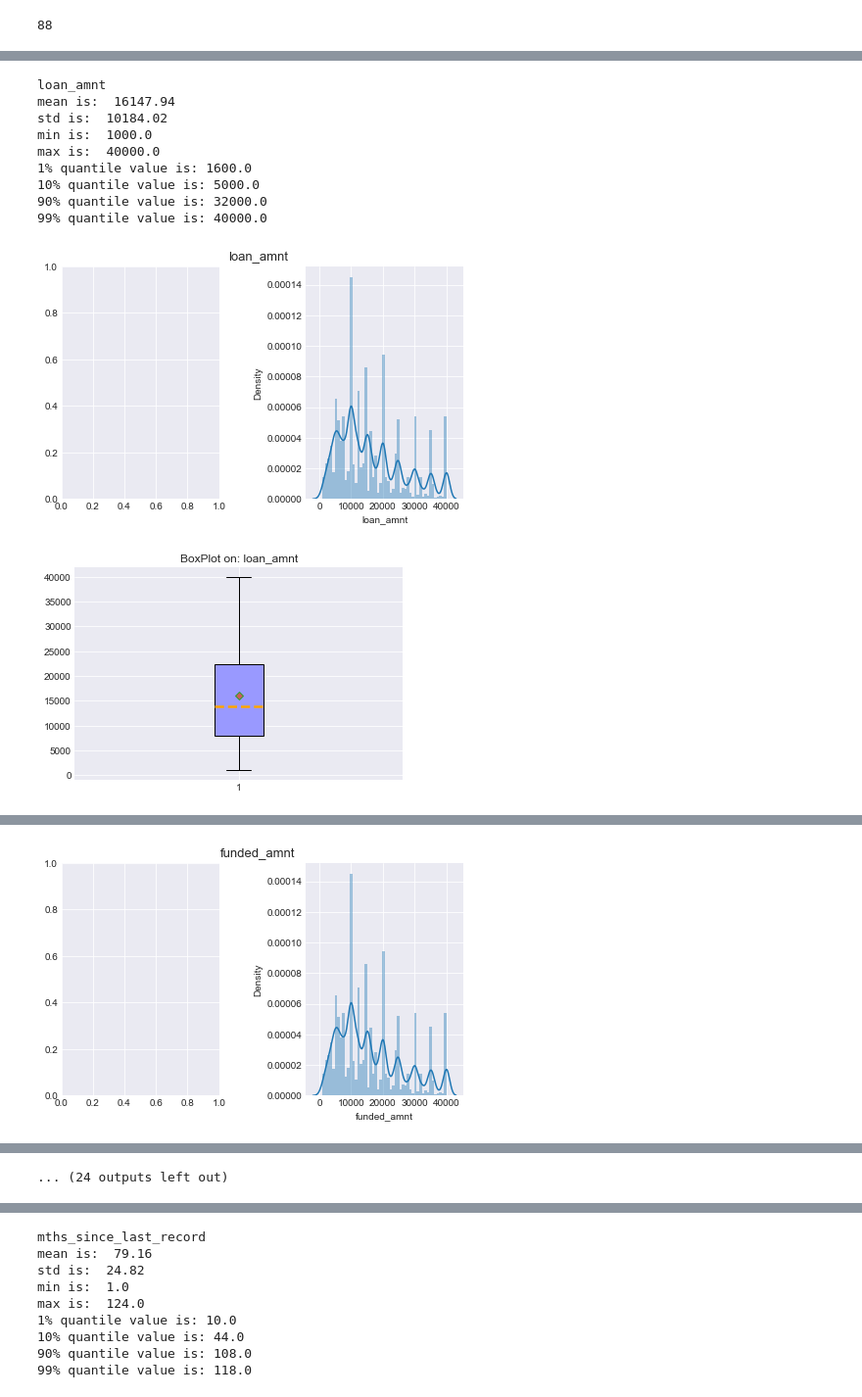
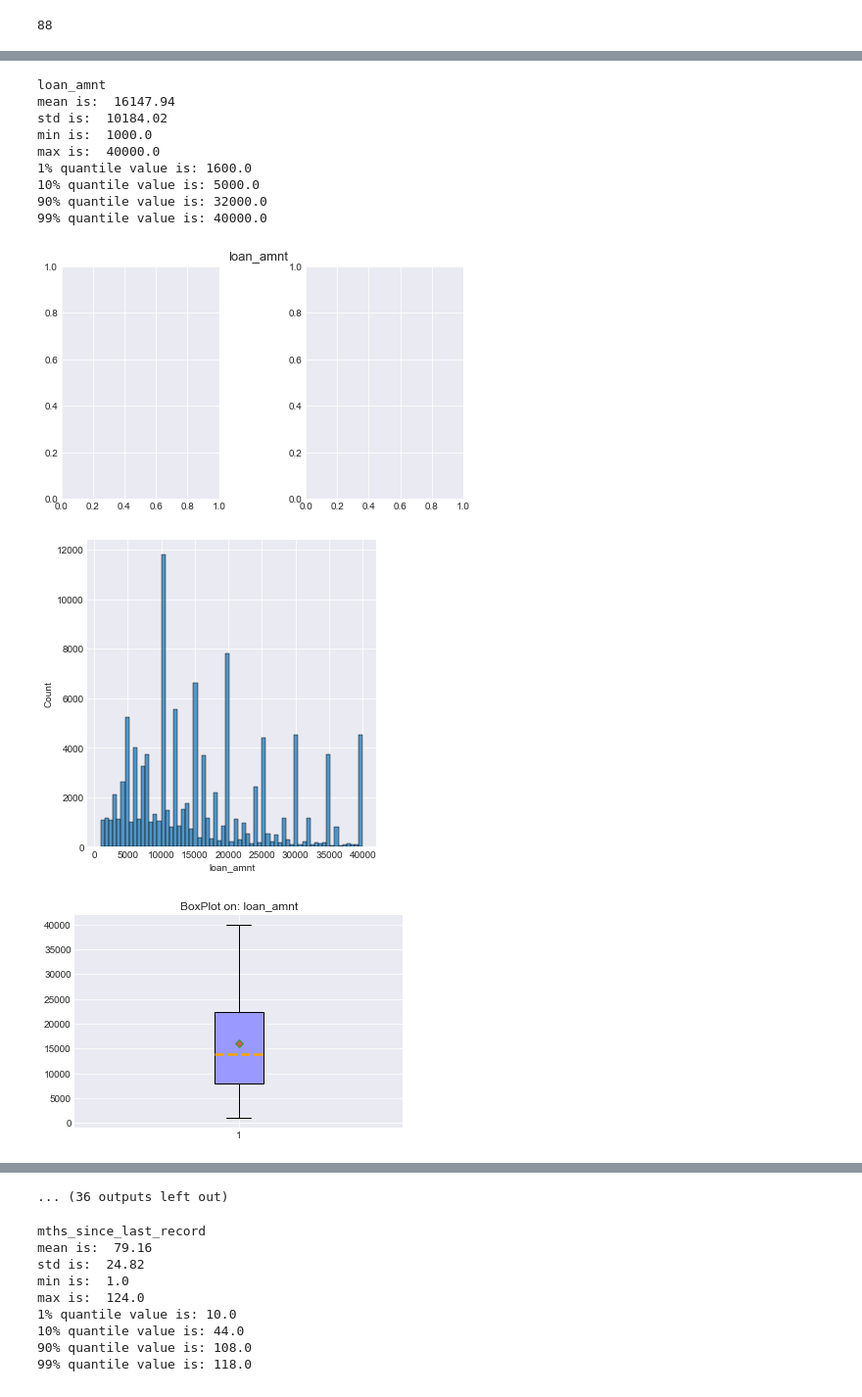
Before and after one commit to rhodapang/Lending-Club-Capstone-Project, a Jupyter notebook: Lending Club Exploratory Data Analysis - 2.ipynb, the cells around one changed output, grey strips where cells are left out. Shown at 98% size. Saved outputs shown, nothing was run; the diff lists cells and outputs as text; code cells hidden in the pictures.

```diff
--- a/Lending Club Exploratory Data Analysis - 2.ipynb
+++ b/Lending Club Exploratory Data Analysis - 2.ipynb
@@ -152,36 +152,37 @@ for col in num_variables[0:12]:
     fig, ax = plt.subplots(1, 2)
     ax = np.reshape(ax, (1, 2))
     fig.set_size_inches(6, 4)
     fig.subplots_adjust(wspace=.55, left=0.035, right=.985, top=.925, bottom=.1)
     fig.suptitle(col, fontsize=13)
 
-    ax[0, 0]=sns.distplot(df[col], label = "univariate analysis on: " + col)
+    ax[0, 0]=sns.displot(df[col], label = "univariate analysis on: " + col)
     #plt.savefig("figs/univariate_analysis/" + col + ".png")
     plt.show()
 
     ax[0, 1]= plt.boxplot(x = df[col],
                 whis = 3,# set extreme ourlier x > Q3+3(Q3-Q1) & X < Q1-3(Q3-Q1)
                 patch_artist=True,
                 showmeans=True, # mean: show with point
                 boxprops = {'color':'black','facecolor':'#9999ff'}, #set box features
                 flierprops = {'marker':'o','markerfacecolor':'red','color':'black'}, # outlier: show with o
                 meanprops = {'marker':'D','markerfacecolor':'indianred'},
                 medianprops = {'linestyle':'--', 'linewidth':2.5, 'color':'orange'}) # medium: show with line
     plt.tick_params(top='off', right='off')
     plt.title("BoxPlot on: " + col )
     plt.show()
 # %% [output]
 loan_amnt
 mean is:  16147.94
 std is:  10184.02
 min is:  1000.0
 max is:  40000.0
 1% quantile value is: 1600.0
 10% quantile value is: 5000.0
 90% quantile value is: 32000.0
 99% quantile value is: 40000.0
-[figure, old version]
+[figure, new version]
-[figure, old version]
+[figure, new version]
+[figure, new version]
 funded_amnt
 mean is:  16147.94
 std is:  10184.02
@@ -191,4 +192,3 @@ max is:  40000.0
 10% quantile value is: 5000.0
 90% quantile value is: 32000.0
 99% quantile value is: 40000.0
-[figure, old version]
@@ -218 +208,0 @@ max is:  1618.03
-... (24 outputs left out)
@@ -219,3 +210,4 @@ max is:  1618.03
+... (36 outputs left out)
 # %%
 # The second group
 continous_cols_2 =['mths_since_last_record','open_acc', 'pub_rec', 'revol_bal', 'total_acc', 'last_fico_range_high','last_fico_range_low',
```
Also changed, not shown: parts of 4 cells of this notebook.
